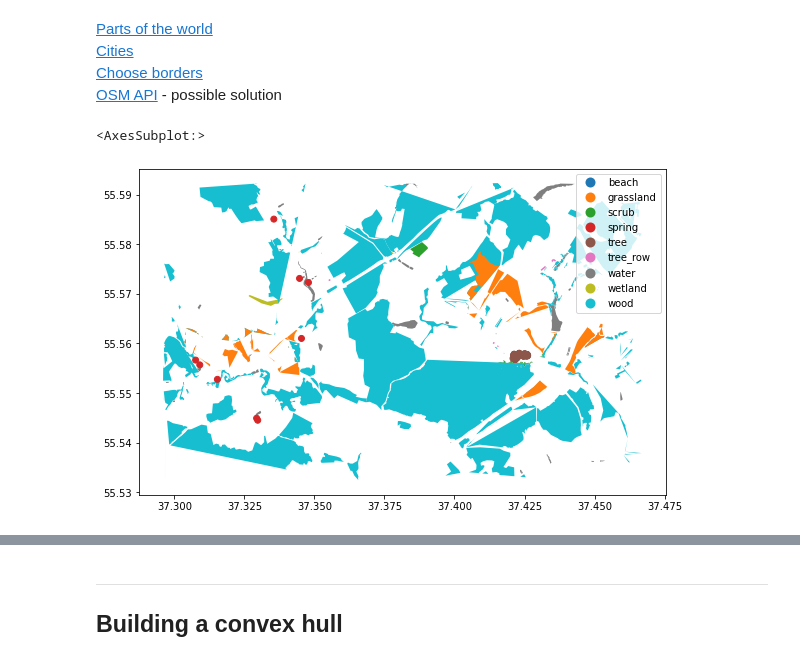
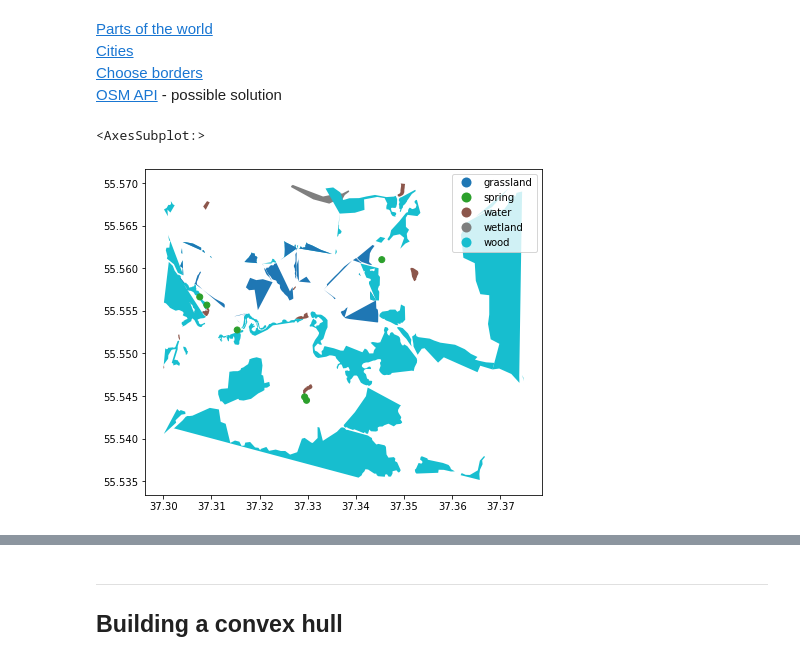
Before and after one commit to Denikozub/Offroad-routing-engine, a Jupyter notebook: Graph.ipynb, the cells around one changed output, grey strips where cells are left out. Cells and saved outputs as stored; diff of their text form; code cells hidden in the pictures.

Commit message:
bbox

```diff
--- a/Graph.ipynb
+++ b/Graph.ipynb
@@ -38,16 +38,23 @@ from pyrosm import OSM
 [Cities](https://download.bbbike.org/osm/bbbike/)
 [Choose borders](https://extract.bbbike.org/)
 [OSM API](https://wiki.openstreetmap.org/wiki/Overpass_API/Overpass_QL) - possible solution
+# %%
+minx = 37.3
+miny = 55.535
+maxx = 37.375
+maxy = 55.57
+bbox_width = maxx - minx
+bbox_length = maxy - miny
 # %%
-osm = OSM("maps/valuevo.osm.pbf") #possible use of boundary_box parameter and download whole world
+osm = OSM("maps/valuevo.osm.pbf", bounding_box=[minx, miny, maxx, maxy])
 # custom_filter = {"natural" : True}
 # natural = osm.get_data_by_custom_criteria(custom_filter = custom_filter, keep_nodes = True)
 natural = osm.get_natural(extra_attributes=['nodes'])
 natural.plot(column='natural', legend=True, figsize=(10,6))
 # print("\nAdditional attributes in the 'tags': \n", natural.tags.unique())
 # %% [output]
 <AxesSubplot:>
-[figure, old version]
+[figure, new version]
 # %%
 natural.tail(2)
 # %% [output]
```
Also changed, not shown: parts of 12 cells of this notebook.
